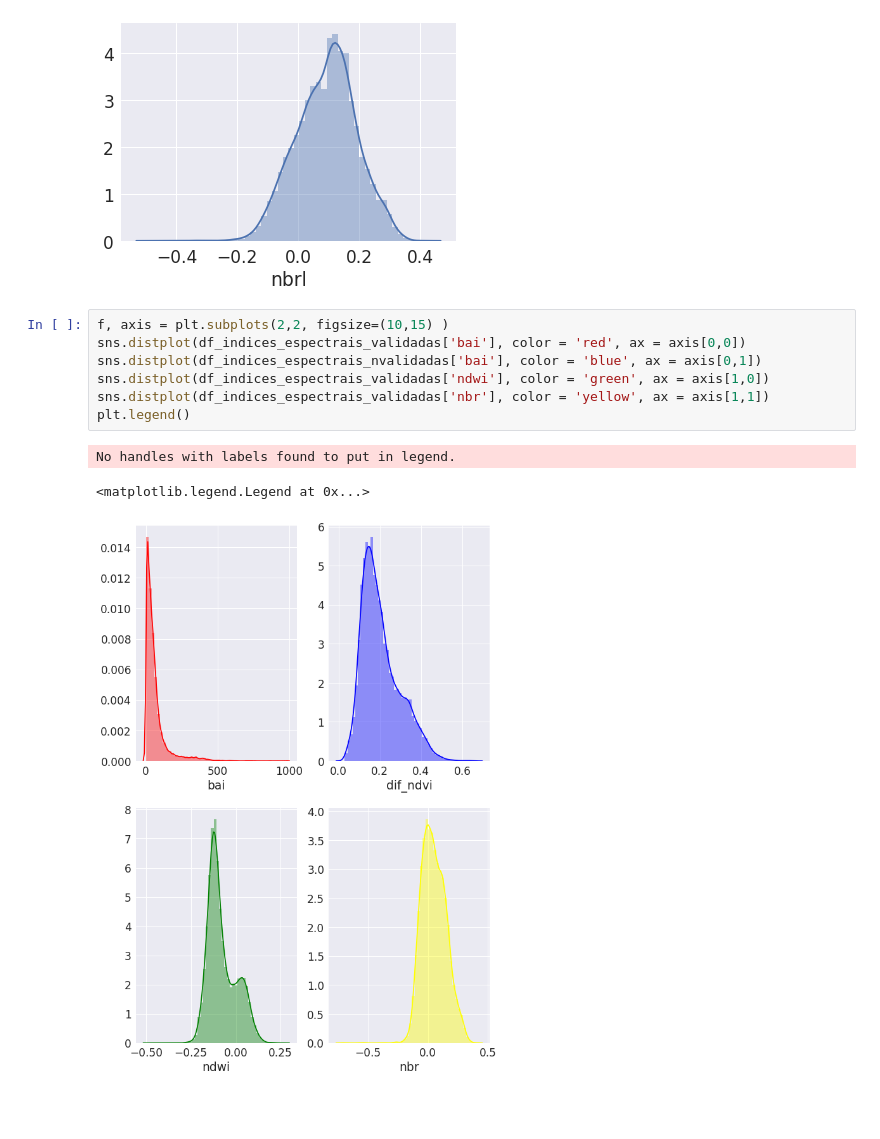
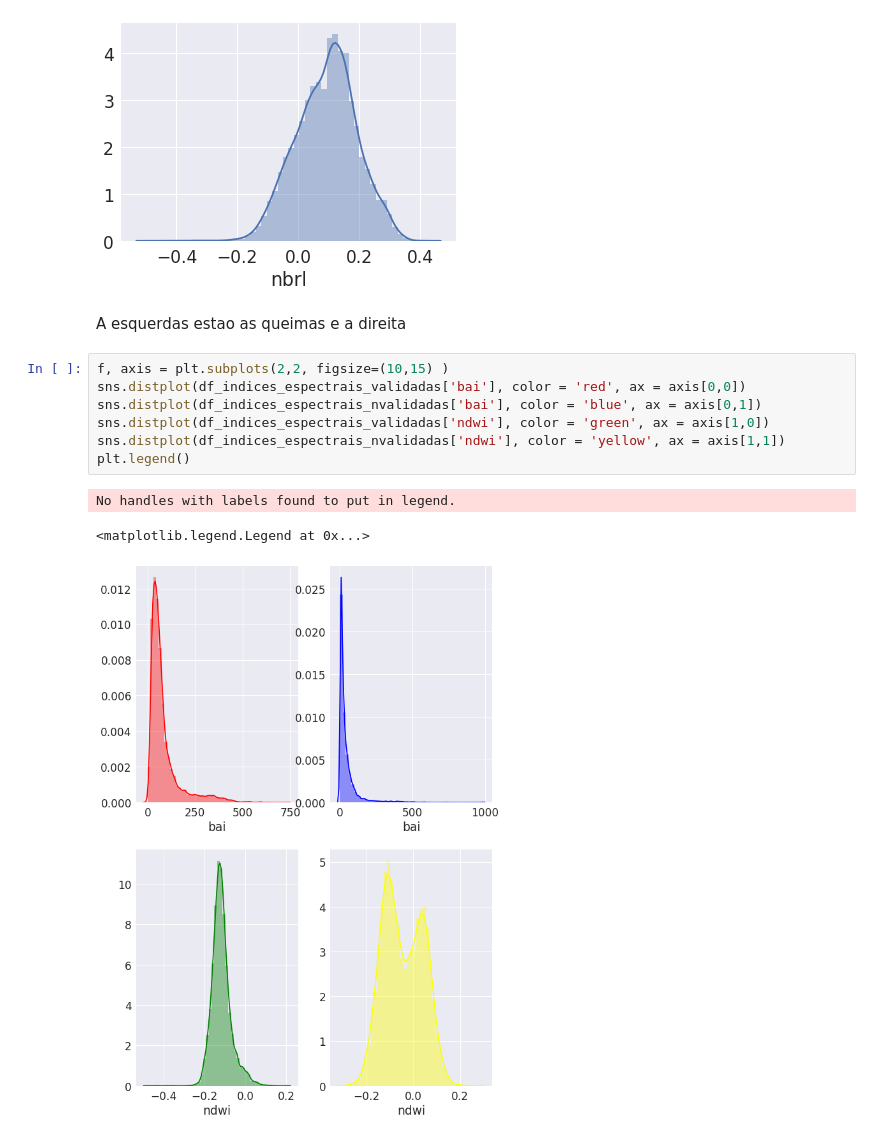
Before and after one commit to GSansigolo/data-science, a Jupyter notebook: src/analise_dados/analise.ipynb, the cells around one changed output. Cells and saved outputs as stored; diff of their text form; blank space fills up the shorter version.

```diff
--- a/src/analise_dados/analise.ipynb
+++ b/src/analise_dados/analise.ipynb
@@ -261,14 +261,16 @@ sns.distplot(df_indices_espectrais_nvalidadas['nbrl'])
 # %% [output]
 <matplotlib.axes._subplots.AxesSubplot at 0x...>
 [figure]
+# %% [markdown]
+A esquerdas estao as queimas e a direita
 # %%
 f, axis = plt.subplots(2,2, figsize=(10,15) )
 sns.distplot(df_indices_espectrais_validadas['bai'], color = 'red', ax = axis[0,0])
 sns.distplot(df_indices_espectrais_nvalidadas['bai'], color = 'blue', ax = axis[0,1])
 sns.distplot(df_indices_espectrais_validadas['ndwi'], color = 'green', ax = axis[1,0])
-sns.distplot(df_indices_espectrais_validadas['nbr'], color = 'yellow', ax = axis[1,1])
+sns.distplot(df_indices_espectrais_nvalidadas['ndwi'], color = 'yellow', ax = axis[1,1])
 plt.legend()
 # %% [output]
 No handles with labels found to put in legend.
 <matplotlib.legend.Legend at 0x...>
-[figure, old version]
+[figure, new version]
```
Also changed, not shown: parts of 1 cell of this notebook.
